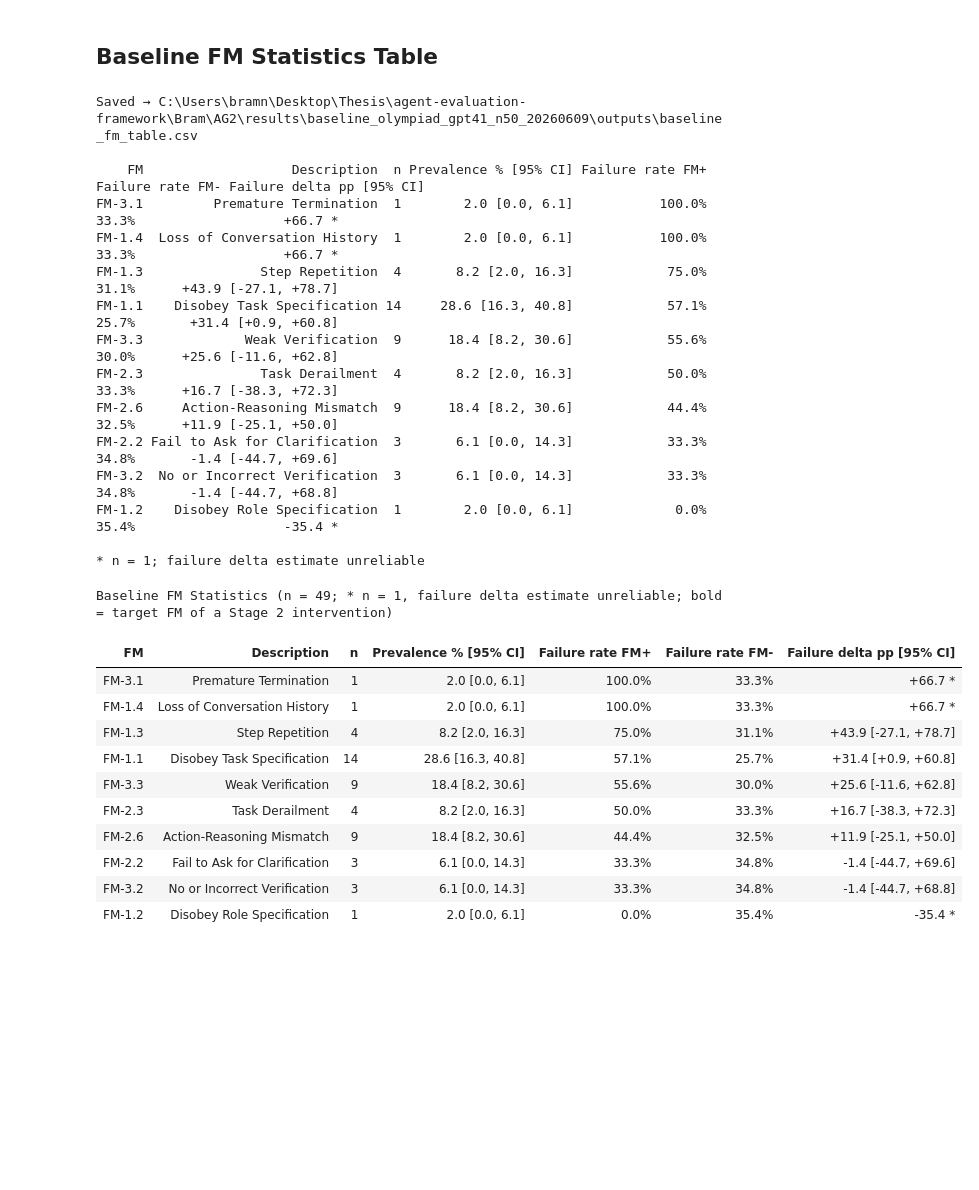
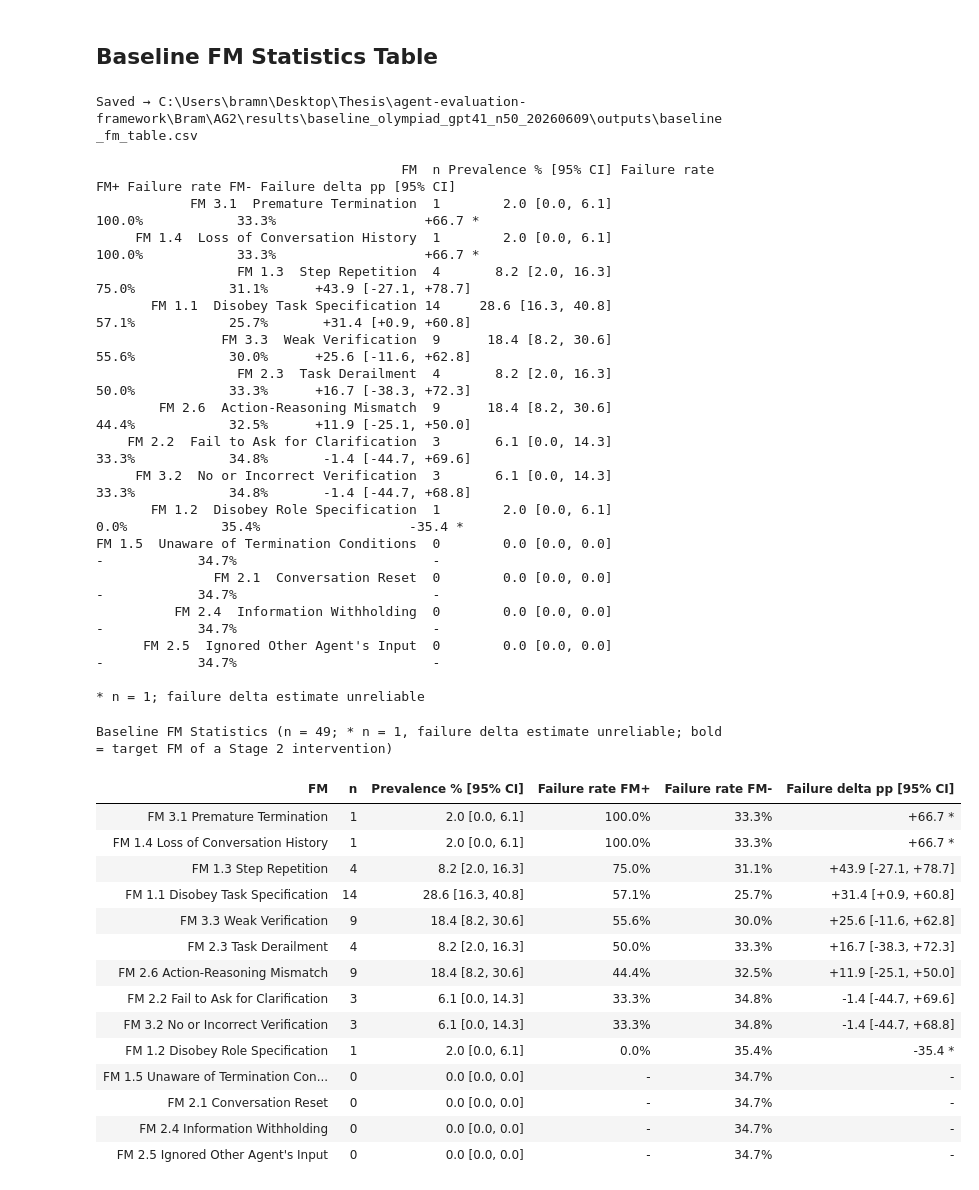
Before and after one commit to uagarwal123/IKEA_MAST_thesis, a Jupyter notebook: Bram/AG2/analysis/analyze_results.ipynb, the cells around one changed output. Saved outputs shown, nothing was run; the diff lists cells and outputs as text; code cells hidden in the pictures; blank space fills up the shorter version.

```diff
--- a/Bram/AG2/analysis/analyze_results.ipynb
+++ b/Bram/AG2/analysis/analyze_results.ipynb
@@ -82,7 +82,18 @@ rows = []
 for code in FM_CODES:
     fm_vals   = df[code].values.astype(float)
     n_present = int(fm_vals.sum())
+
     if n_present == 0:
+        rows.append({
+            "FM":                        f"FM {code}  {FM_NAMES[code]}",
+            "n":                         0,
+            "Prevalence % [95% CI]":     "0.0 [0.0, 0.0]",
+            "Failure rate FM+":          "-",
+            "Failure rate FM-":          f"{fail_arr.mean()*100:.1f}%",
+            "Failure delta pp [95% CI]": "-",
+            "_target":                   code in TARGET_FMS,
+            "_sort":                     float("nan"),
+        })
         continue
 
     prevalence = fm_vals.mean() * 100
@@ -117,8 +128,7 @@ for code in FM_CODES:
     )
 
     rows.append({
-        "FM":                        f"FM-{code}",
-        "Description":               FM_NAMES[code],
+        "FM":                        f"FM {code}  {FM_NAMES[code]}",
         "n":                         n_present,
         "Prevalence % [95% CI]":     prev_str,
         "Failure rate FM+":          f"{fail_with*100:.1f}%" if not np.isnan(fail_with) else "-",
@@ -130,12 +140,12 @@ for code in FM_CODES:
 
 fm_table = (
     pd.DataFrame(rows)
-    .sort_values("_sort", ascending=False)
+    .sort_values("_sort", ascending=False, na_position="last")
     .reset_index(drop=True)
 )
 
 VIS_COLS = [
-    "FM", "Description", "n",
+    "FM", "n",
     "Prevalence % [95% CI]",
     "Failure rate FM+", "Failure rate FM-",
     "Failure delta pp [95% CI]",
@@ -152,54 +162,62 @@ def _bold_targets(row):
 
 display(
     fm_table[VIS_COLS + ["_target"]]
     .style
     .apply(_bold_targets, axis=1)
     .hide(axis="index")
     .hide(["_target"], axis="columns")
     .set_caption(
         f"Baseline FM Statistics  (n = {n_traces}; "
         "* n = 1, failure delta estimate unreliable; "
         "bold = target FM of a Stage 2 intervention)"
     )
-    .set_properties(**{"text-align": "left"},  subset=["FM", "Description"])
+    .set_properties(**{"text-align": "left"},  subset=["FM"])
     .set_properties(**{"text-align": "right"}, subset=[
         "n", "Prevalence % [95% CI]",
         "Failure rate FM+", "Failure rate FM-",
         "Failure delta pp [95% CI]",
     ])
     .set_table_styles([
         {"selector": "caption",
          "props": [("font-size", "1.0em"), ("font-weight", "bold"), ("text-align", "left")]},
         {"selector": "th",
          "props": [("text-align", "center"), ("background-color", "#f5f5f5")]},
     ])
 )
 # %% [output]
 Saved → C:\Users\bramn\Desktop\Thesis\agent-evaluation-framework\Bram\AG2\results\baseline_olympiad_gpt41_n50_20260609\outputs\baseline_fm_table.csv
 
-    FM                   Description  n Prevalence % [95% CI] Failure rate FM+ Failure rate FM- Failure delta pp [95% CI]
-FM-3.1         Premature Termination  1        2.0 [0.0, 6.1]           100.0%            33.3%                   +66.7 *
-FM-1.4  Loss of Conversation History  1        2.0 [0.0, 6.1]           100.0%            33.3%                   +66.7 *
-FM-1.3               Step Repetition  4       8.2 [2.0, 16.3]            75.0%            31.1%      +43.9 [-27.1, +78.7]
-FM-1.1    Disobey Task Specification 14     28.6 [16.3, 40.8]            57.1%            25.7%       +31.4 [+0.9, +60.8]
-FM-3.3             Weak Verification  9      18.4 [8.2, 30.6]            55.6%            30.0%      +25.6 [-11.6, +62.8]
-FM-2.3               Task Derailment  4       8.2 [2.0, 16.3]            50.0%            33.3%      +16.7 [-38.3, +72.3]
-FM-2.6     Action-Reasoning Mismatch  9      18.4 [8.2, 30.6]            44.4%            32.5%      +11.9 [-25.1, +50.0]
-FM-2.2 Fail to Ask for Clarification  3       6.1 [0.0, 14.3]            33.3%            34.8%       -1.4 [-44.7, +69.6]
-FM-3.2  No or Incorrect Verification  3       6.1 [0.0, 14.3]            33.3%            34.8%       -1.4 [-44.7, +68.8]
-FM-1.2    Disobey Role Specification  1        2.0 [0.0, 6.1]             0.0%            35.4%                   -35.4 *
+                                       FM  n Prevalence % [95% CI] Failure rate FM+ Failure rate FM- Failure delta pp [95% CI]
+            FM 3.1  Premature Termination  1        2.0 [0.0, 6.1]           100.0%            33.3%                   +66.7 *
+     FM 1.4  Loss of Conversation History  1        2.0 [0.0, 6.1]           100.0%            33.3%                   +66.7 *
+                  FM 1.3  Step Repetition  4       8.2 [2.0, 16.3]            75.0%            31.1%      +43.9 [-27.1, +78.7]
+       FM 1.1  Disobey Task Specification 14     28.6 [16.3, 40.8]            57.1%            25.7%       +31.4 [+0.9, +60.8]
+                FM 3.3  Weak Verification  9      18.4 [8.2, 30.6]            55.6%            30.0%      +25.6 [-11.6, +62.8]
+                  FM 2.3  Task Derailment  4       8.2 [2.0, 16.3]            50.0%            33.3%      +16.7 [-38.3, +72.3]
+        FM 2.6  Action-Reasoning Mismatch  9      18.4 [8.2, 30.6]            44.4%            32.5%      +11.9 [-25.1, +50.0]
+    FM 2.2  Fail to Ask for Clarification  3       6.1 [0.0, 14.3]            33.3%            34.8%       -1.4 [-44.7, +69.6]
+     FM 3.2  No or Incorrect Verification  3       6.1 [0.0, 14.3]            33.3%            34.8%       -1.4 [-44.7, +68.8]
+       FM 1.2  Disobey Role Specification  1        2.0 [0.0, 6.1]             0.0%            35.4%                   -35.4 *
+FM 1.5  Unaware of Termination Conditions  0        0.0 [0.0, 0.0]                -            34.7%                         -
+               FM 2.1  Conversation Reset  0        0.0 [0.0, 0.0]                -            34.7%                         -
+          FM 2.4  Information Withholding  0        0.0 [0.0, 0.0]                -            34.7%                         -
+      FM 2.5  Ignored Other Agent's Input  0        0.0 [0.0, 0.0]                -            34.7%                         -
 
 * n = 1; failure delta estimate unreliable
 Baseline FM Statistics (n = 49; * n = 1, failure delta estimate unreliable; bold = target FM of a Stage 2 intervention)
-| FM | Description | n | Prevalence % [95% CI] | Failure rate FM+ | Failure rate FM- | Failure delta pp [95% CI] |
-| FM-3.1 | Premature Termination | 1 | 2.0 [0.0, 6.1] | 100.0% | 33.3% | +66.7 * |
-| FM-1.4 | Loss of Conversation History | 1 | 2.0 [0.0, 6.1] | 100.0% | 33.3% | +66.7 * |
-| FM-1.3 | Step Repetition | 4 | 8.2 [2.0, 16.3] | 75.0% | 31.1% | +43.9 [-27.1, +78.7] |
-| FM-1.1 | Disobey Task Specification | 14 | 28.6 [16.3, 40.8] | 57.1% | 25.7% | +31.4 [+0.9, +60.8] |
-| FM-3.3 | Weak Verification | 9 | 18.4 [8.2, 30.6] | 55.6% | 30.0% | +25.6 [-11.6, +62.8] |
-| FM-2.3 | Task Derailment | 4 | 8.2 [2.0, 16.3] | 50.0% | 33.3% | +16.7 [-38.3, +72.3] |
-| FM-2.6 | Action-Reasoning Mismatch | 9 | 18.4 [8.2, 30.6] | 44.4% | 32.5% | +11.9 [-25.1, +50.0] |
-| FM-2.2 | Fail to Ask for Clarification | 3 | 6.1 [0.0, 14.3] | 33.3% | 34.8% | -1.4 [-44.7, +69.6] |
-| FM-3.2 | No or Incorrect Verification | 3 | 6.1 [0.0, 14.3] | 33.3% | 34.8% | -1.4 [-44.7, +68.8] |
-| FM-1.2 | Disobey Role Specification | 1 | 2.0 [0.0, 6.1] | 0.0% | 35.4% | -35.4 * |
+| FM | n | Prevalence % [95% CI] | Failure rate FM+ | Failure rate FM- | Failure delta pp [95% CI] |
+| FM 3.1 Premature Termination | 1 | 2.0 [0.0, 6.1] | 100.0% | 33.3% | +66.7 * |
+| FM 1.4 Loss of Conversation History | 1 | 2.0 [0.0, 6.1] | 100.0% | 33.3% | +66.7 * |
+| FM 1.3 Step Repetition | 4 | 8.2 [2.0, 16.3] | 75.0% | 31.1% | +43.9 [-27.1, +78.7] |
+| FM 1.1 Disobey Task Specification | 14 | 28.6 [16.3, 40.8] | 57.1% | 25.7% | +31.4 [+0.9, +60.8] |
+| FM 3.3 Weak Verification | 9 | 18.4 [8.2, 30.6] | 55.6% | 30.0% | +25.6 [-11.6, +62.8] |
+| FM 2.3 Task Derailment | 4 | 8.2 [2.0, 16.3] | 50.0% | 33.3% | +16.7 [-38.3, +72.3] |
+| FM 2.6 Action-Reasoning Mismatch | 9 | 18.4 [8.2, 30.6] | 44.4% | 32.5% | +11.9 [-25.1, +50.0] |
+| FM 2.2 Fail to Ask for Clarification | 3 | 6.1 [0.0, 14.3] | 33.3% | 34.8% | -1.4 [-44.7, +69.6] |
+| FM 3.2 No or Incorrect Verification | 3 | 6.1 [0.0, 14.3] | 33.3% | 34.8% | -1.4 [-44.7, +68.8] |
+| FM 1.2 Disobey Role Specification | 1 | 2.0 [0.0, 6.1] | 0.0% | 35.4% | -35.4 * |
+| FM 1.5 Unaware of Termination Con... | 0 | 0.0 [0.0, 0.0] | - | 34.7% | - |
+| FM 2.1 Conversation Reset | 0 | 0.0 [0.0, 0.0] | - | 34.7% | - |
+| FM 2.4 Information Withholding | 0 | 0.0 [0.0, 0.0] | - | 34.7% | - |
+| FM 2.5 Ignored Other Agent's Input | 0 | 0.0 [0.0, 0.0] | - | 34.7% | - |
 # %%
```
Also changed, not shown: parts of 1 cell of this notebook, 7 other files.
